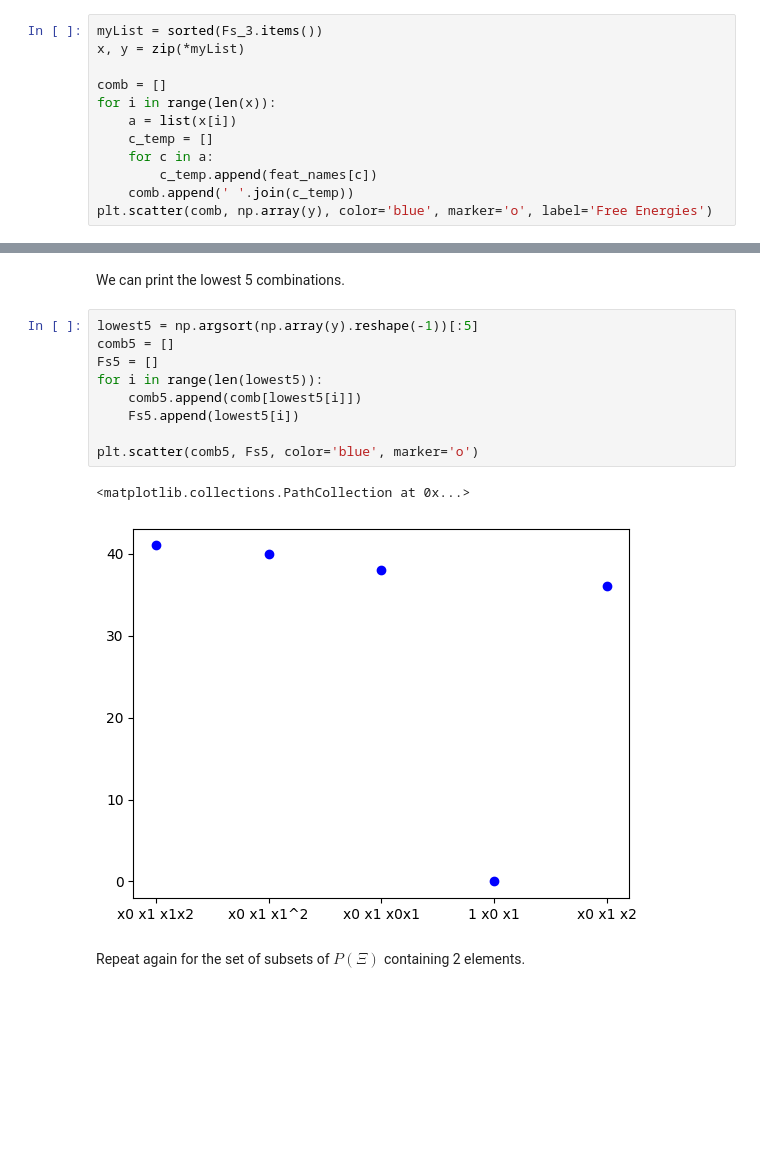
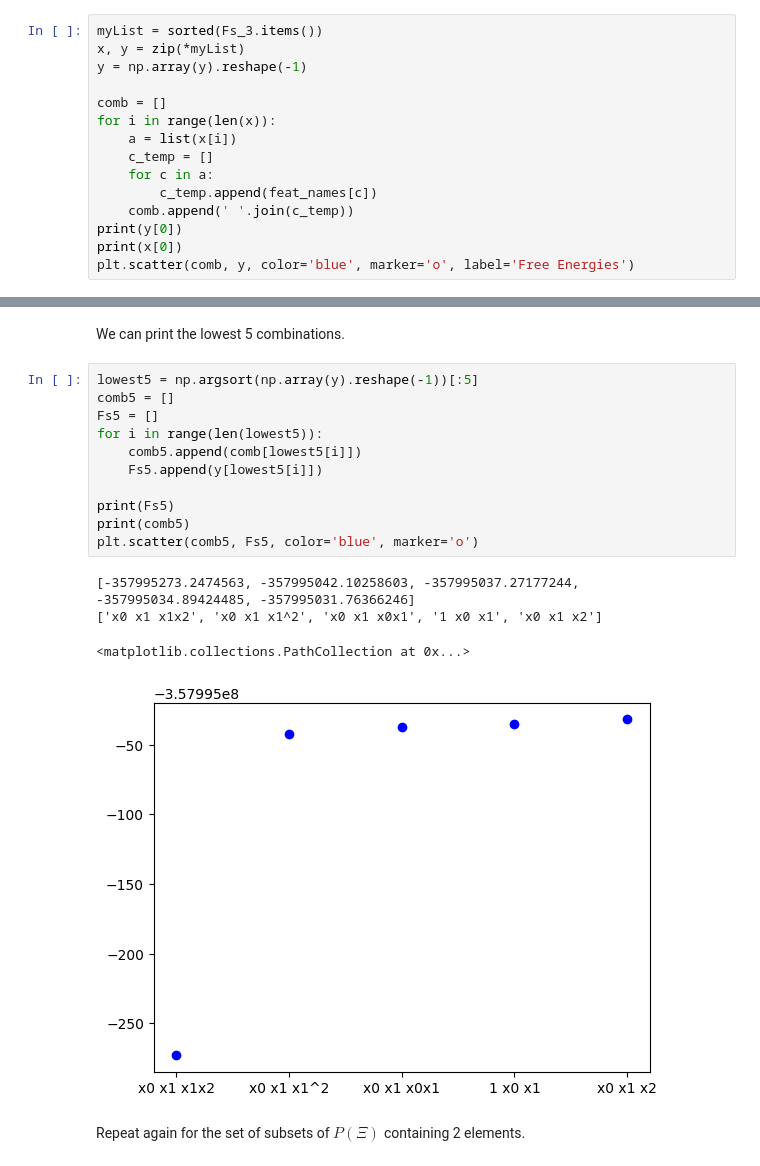
Before and after one commit to dynamicslab/pysindy, a Jupyter notebook: examples/8_trapping_sindy_examples/Ztest.ipynb, the cells around one changed output, grey strips where cells are left out. Saved outputs shown, nothing was run; the diff lists cells and outputs as text; blank space fills up the shorter version.

```diff
--- a/examples/8_trapping_sindy_examples/Ztest.ipynb
+++ b/examples/8_trapping_sindy_examples/Ztest.ipynb
@@ -749,6 +648,7 @@ Now plot these free energies vs. coefficients combinations.
 # %%
 myList = sorted(Fs_3.items())
 x, y = zip(*myList)
+y = np.array(y).reshape(-1)
 
 comb = []
 for i in range(len(x)):
@@ -757,5 +657,7 @@ for i in range(len(x)):
     for c in a:
         c_temp.append(feat_names[c])
     comb.append(' '.join(c_temp))
-plt.scatter(comb, np.array(y), color='blue', marker='o', label='Free Energies')
+print(y[0])
+print(x[0])
+plt.scatter(comb, y, color='blue', marker='o', label='Free Energies')
 # %% [output]
@@ -767,15 +704,19 @@ We can print the lowest 5 combinations.
 # %%
 lowest5 = np.argsort(np.array(y).reshape(-1))[:5]
 comb5 = []
 Fs5 = []
 for i in range(len(lowest5)):
     comb5.append(comb[lowest5[i]])
-    Fs5.append(lowest5[i])
+    Fs5.append(y[lowest5[i]])
 
+print(Fs5)
+print(comb5)
 plt.scatter(comb5, Fs5, color='blue', marker='o')
 # %% [output]
-<matplotlib.collections.PathCollection at 0x...>
+[-357995273.2474563, -357995042.10258603, -357995037.27177244, -357995034.89424485, -357995031.76366246]
+['x0 x1 x1x2', 'x0 x1 x1^2', 'x0 x1 x0x1', '1 x0 x1', 'x0 x1 x2']
+<matplotlib.collections.PathCollection at 0x...>
-[figure, old version]
+[figure, new version]
 # %% [markdown]
 Repeat again for the set of subsets of $P(\Xi)$ containing 2 elements.
 # %%
```
Also changed, not shown: parts of 17 cells of this notebook.
